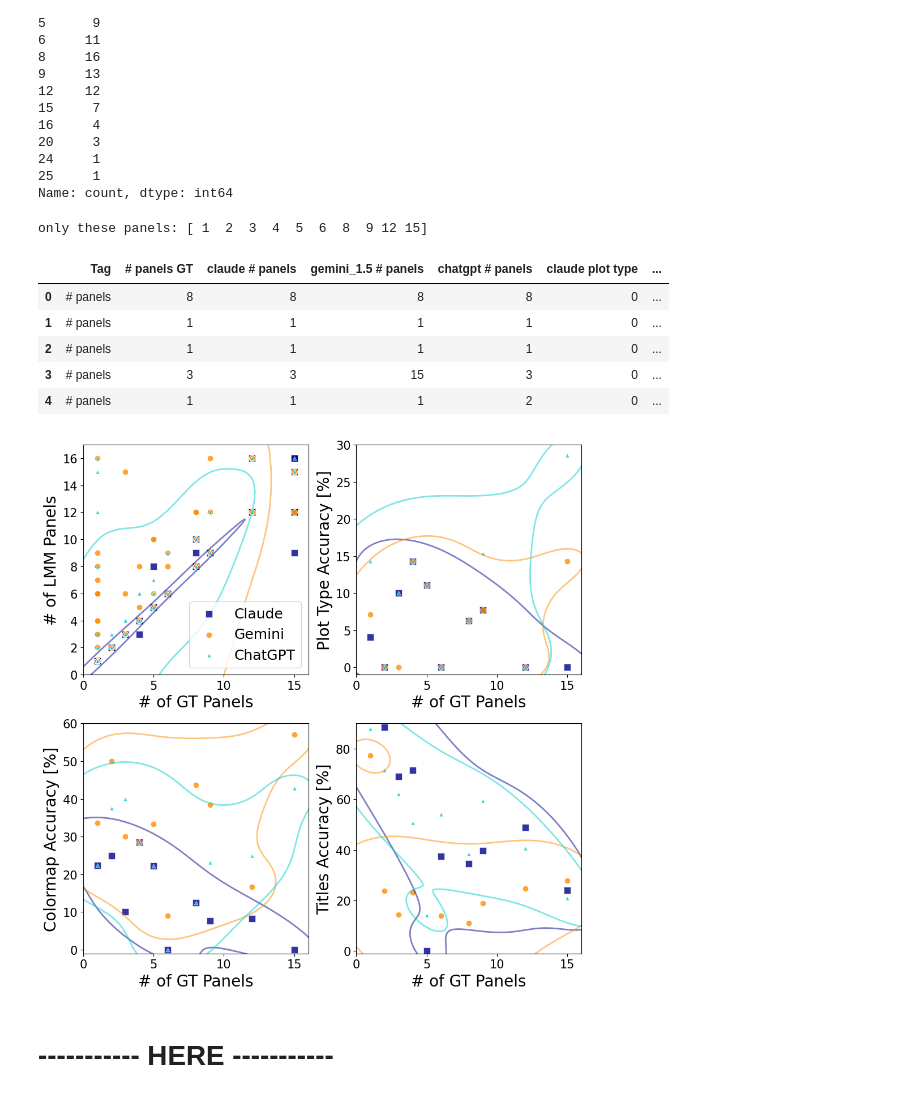
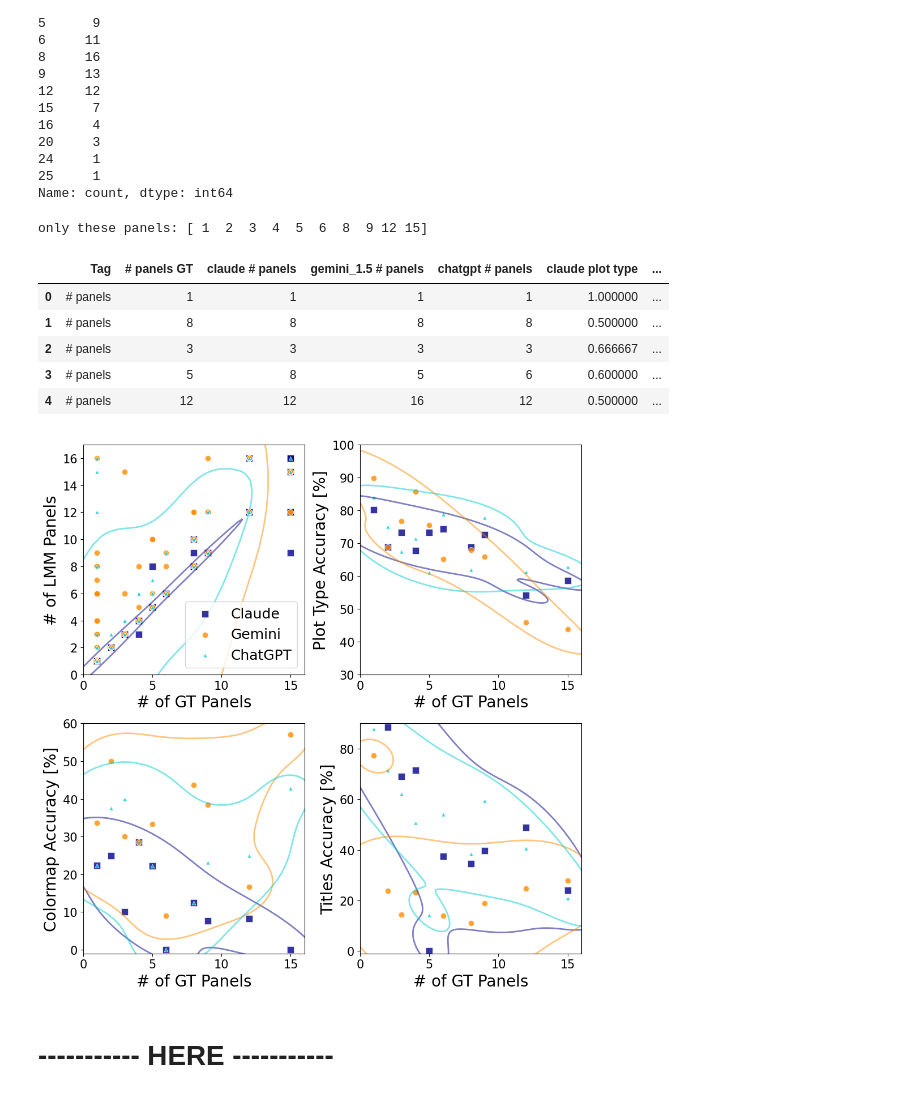
Before and after one commit to ReadingTimeMachine/LLM_VQA_MultiPanel, a Jupyter notebook: parse_lmm_outputs_to_kdes.ipynb, the cells around one changed output. Drawn from its saved outputs; the diff is of its cells as text; code cells hidden in the pictures.

```diff
--- a/parse_lmm_outputs_to_kdes.ipynb
+++ b/parse_lmm_outputs_to_kdes.ipynb
@@ -115,7 +136,8 @@ for t in ['tag', 'question', 'Level', 'Type']:
 # figure-level questions
 questions_figure = [
     {'tag':'# panels', 'question':'How many panels are in this figure?', 'type':'special'},
-    {'tag':'plot type', 'question':'What is the plot style used in this figure?', 'type':'binary string'},
+    #{'tag':'plot style', 'question':'What is the plot style used in this figure?', 'type':'binary string'},
+    {'tag':'plot type', 'question':'What are the plot types for each panel in the figure?', 'type':'binary string list', 'use list':True},
     {'tag':'colormap', 'question':'What is the colormap that was used in this figure?', 'type':'binary string'},
     #{'tag':'aspect ratio', 'question':'What is the aspect ratio of this figure?', 'type':'float'},
     {'tag':'titles', 'question': 'What are the titles for each figure panel?', 'type':'string list'},
@@ -194,6 +216,25 @@ for iq,q in enumerate(questions_figure):
             # fill
             dfplot[model + ' ' + q['tag']].extend((1.0-np.array(calc)).tolist()) # 1 - so closer to other acc
 
+        elif q['type'] == 'binary string list':
+            calc = []
+            if 'use list' in q:
+                if q['use list']: # if yes to it
+                    dfsub2t = dfsub2[dfsub2['use list']]
+                elif not q['use list']:
+                    dfsub2t = dfsub2[~dfsub2['use list']]
+                dfsub2 = dfsub2t.copy()
+            for iq in range(len(dfsub2)): # over each image
+                dfsub22 = dfsub2.iloc[iq]
+                gt, lmm = get_lmm_gt(dfsub22.to_frame().T, q['type'], verbose=False) # for full image, will align
+                total_count = 0.0
+                for g,l in zip(gt,lmm):
+                    if g.lower().replace(' ', '').strip() == l.lower().replace(' ', '').strip():
+                        total_count += 1
+                calc.append(total_count/len(gt))
+            dfplot[model + ' ' + q['tag']].extend(calc) # 1 - so closer to other acc
+
+
 
 dfplot = pd.DataFrame(dfplot)
 
@@ -267,11 +314,11 @@ dfcut.head()
 # %% [output]
 only these panels: [ 1  2  3  4  5  6  8  9 12 15]
 |  | Tag | # panels GT | claude # panels | gemini_1.5 # panels | chatgpt # panels | claude plot type | ... |
-| 0 | # panels | 8 | 8 | 8 | 8 | 0 | ... |
-| 1 | # panels | 1 | 1 | 1 | 1 | 0 | ... |
-| 2 | # panels | 1 | 1 | 1 | 1 | 0 | ... |
-| 3 | # panels | 3 | 3 | 15 | 3 | 0 | ... |
-| 4 | # panels | 1 | 1 | 1 | 2 | 0 | ... |
+| 0 | # panels | 1 | 1 | 1 | 1 | 1.000000 | ... |
+| 1 | # panels | 8 | 8 | 8 | 8 | 0.500000 | ... |
+| 2 | # panels | 3 | 3 | 3 | 3 | 0.666667 | ... |
+| 3 | # panels | 5 | 8 | 5 | 6 | 0.600000 | ... |
+| 4 | # panels | 12 | 12 | 16 | 12 | 0.500000 | ... |
 # %%
 # For levels:
 # Number of contour levels or values to draw contours at.
@@ -425,35 +443,35 @@ for color, col, label, marker, ms in zip(colors, titles_columns, labels, marker_
     add_kde_contours(axes[iax], x_data, y_data, color, label, marker, ms, levels=levels, plot_kde=plot_kde)
 
 axes[iax].set_xlabel('# of GT Panels', fontsize=fontsize)
 axes[iax].set_ylabel('Titles Accuracy'+div, fontsize=fontsize)
 
 # Set font sizes for all axes
 for ax in axes:
     ax.tick_params(axis='both', which='major', labelsize=tick_fontsize)
     legend = ax.get_legend()
     if legend is not None:
         ax.legend(fontsize=legend_fontsize)
 
 
 xlim = [0,16]
 
 ylims = [
     [0,17], # # of panels
-    [-1, 30], # plot type accuracy
+    [30, 100], # plot type accuracy
     [-1, 60], # colormap accuracy
     [-1, 90] # titles
 ]
 for iax,ax in enumerate(axes):
     ax.set_ylim(ylims[iax])
     # set x-lim
     ax.set_xlim(xlim)
 
 # Adjust layout and save
 fig.tight_layout()
 fig.savefig(save_fig_dir + 'figureLevel_models_vs_npanels_jointplot.pdf')
 plt.show()
 # %% [output]
-[figure, old version]
+[figure, new version]
 # %% [markdown]
 # ----------- HERE -----------
 # %%
```
Also changed, not shown: parts of 9 cells of this notebook, 1 other file.
